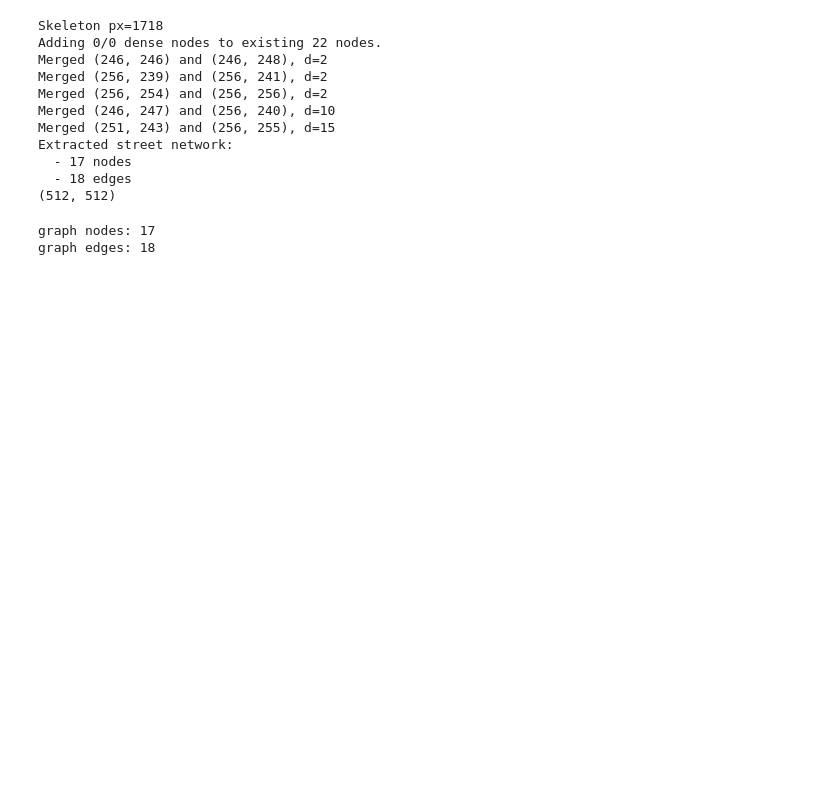
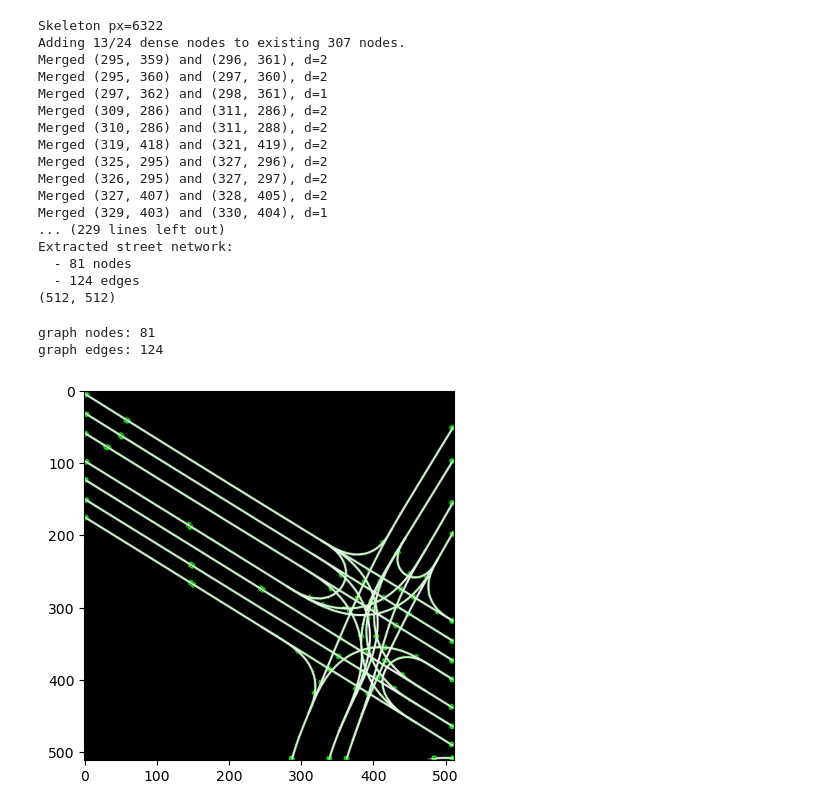
Before and after one commit to Excitablecell/extract-raster-network, a Jupyter notebook: extract_lanes.ipynb, the cells around one changed output. Cells and saved outputs as stored; diff of their text form; code cells hidden in the pictures; blank space fills up the shorter version.

Commit message:
feat: plot network

```diff
--- a/extract_lanes.ipynb
+++ b/extract_lanes.ipynb
@@ -16,7 +19,7 @@ from skimage import morphology, segmentation
 from extract_network import find_color, extract_network, render_skeleton, render_network
 # %%
 rgb = (255, 255, 255)
-png_file = 'samples/gt/0_gray.png'
+png_file = 'samples/gt/1_gray.png'
 im = Image.open(png_file)
 # %%
 px = find_color(im, rgb).T
@@ -31,25 +34,36 @@ img_skeleton = render_skeleton(im, skel, (255, 0, 0))
 img_skeleton.show()
 # print(f'Wrote {skel_path}')
 # %% [output]
-Skeleton px=1718
-Adding 0/0 dense nodes to existing 22 nodes.
-Merged (246, 246) and (246, 248), d=2
-Merged (256, 239) and (256, 241), d=2
-Merged (256, 254) and (256, 256), d=2
-Merged (246, 247) and (256, 240), d=10
-Merged (251, 243) and (256, 255), d=15
+Skeleton px=6322
+Adding 13/24 dense nodes to existing 307 nodes.
+Merged (295, 359) and (296, 361), d=2
+Merged (295, 360) and (297, 360), d=2
+Merged (297, 362) and (298, 361), d=1
+Merged (309, 286) and (311, 286), d=2
+Merged (310, 286) and (311, 288), d=2
+Merged (319, 418) and (321, 419), d=2
+Merged (325, 295) and (327, 296), d=2
+Merged (326, 295) and (327, 297), d=2
+Merged (327, 407) and (328, 405), d=2
+Merged (329, 403) and (330, 404), d=1
+... (229 lines left out)
 Extracted street network:
-  - 17 nodes
-  - 18 edges
+  - 81 nodes
+  - 124 edges
 (512, 512)
 # %%
 out_path = png_file.replace('.png', '.grid.png')
 img_network = render_network(im, g, (0, 255, 0))
-img_network.show()
+
+plt.imshow(img_network)
+plt.show()
+
+# img_network.show()
 # print(f'Wrote {out_path}')
 # %% [output]
-graph nodes: 17
-graph edges: 18
+graph nodes: 81
+graph edges: 124
+[figure, added]
 # %%
 # fc = network_to_geojson(g)
 # geojson_path = png_file.replace('.png', '.grid.geojson')
```
Also changed, not shown: parts of 1 cell of this notebook, 1 other file.
